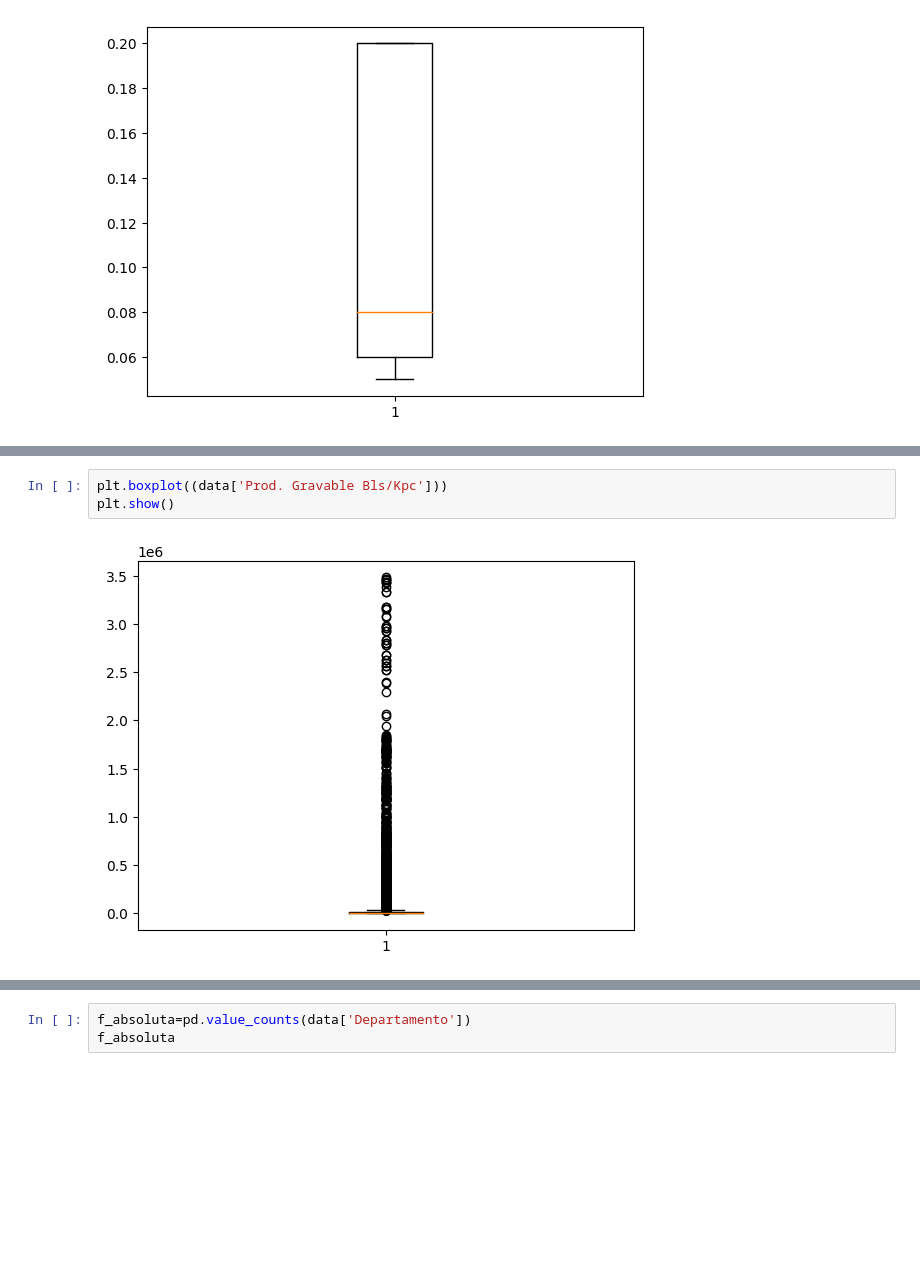
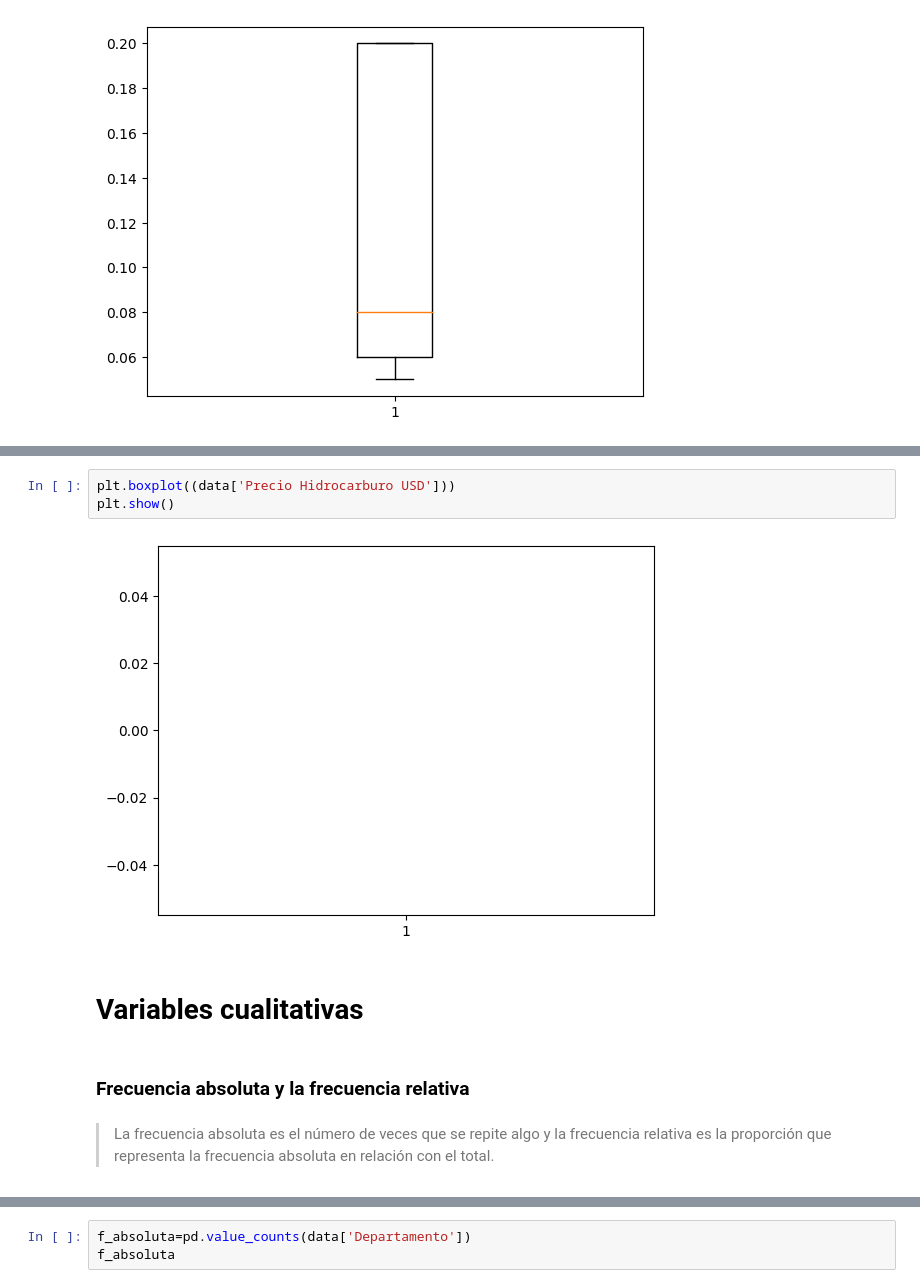
Before and after one commit to Zackperez/mineria_de_datos, a Jupyter notebook: mineria.ipynb, the cells around one changed output, grey strips where cells are left out. Drawn from its saved outputs; the diff is of its cells as text; blank space fills up the shorter version.

```diff
--- a/mineria.ipynb
+++ b/mineria.ipynb
@@ -273,6 +367,12 @@ plt.show()
 # %%
-plt.boxplot((data['Prod. Gravable Bls/Kpc']))
+plt.boxplot((data['Precio Hidrocarburo USD']))
 plt.show()
 # %% [output]
-[figure, old version]
+[figure, new version]
+# %% [markdown]
+# Variables cualitativas
+# %% [markdown]
+### Frecuencia absoluta y la frecuencia relativa
+# %% [markdown]
+> La frecuencia absoluta es el número de veces que se repite algo y la frecuencia relativa es la proporción que representa la frecuencia absoluta en relación con el total.
 # %% [markdown]
```
Also changed, not shown: parts of 73 cells of this notebook.
